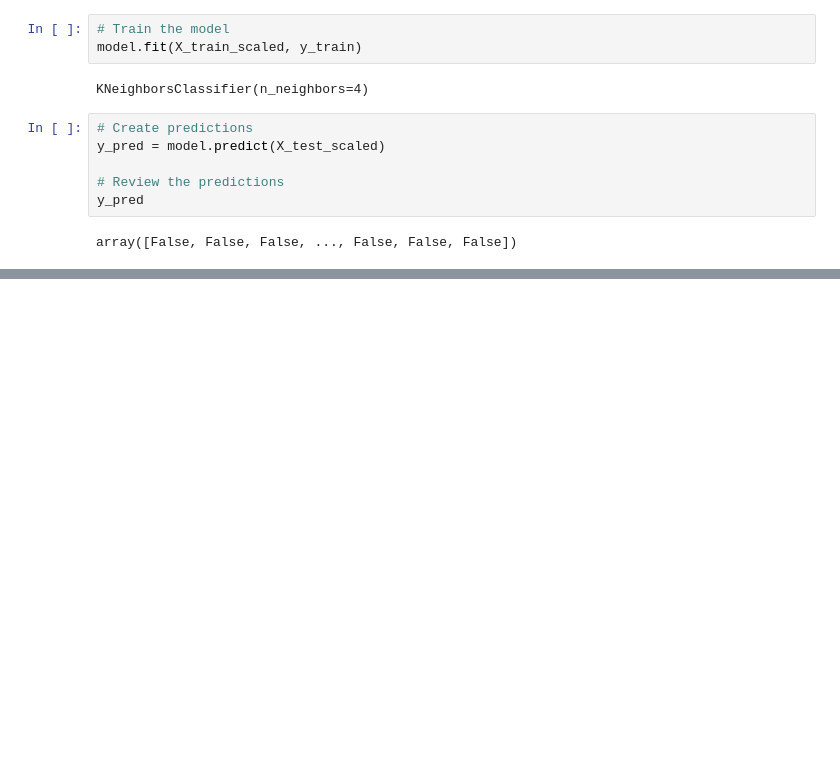
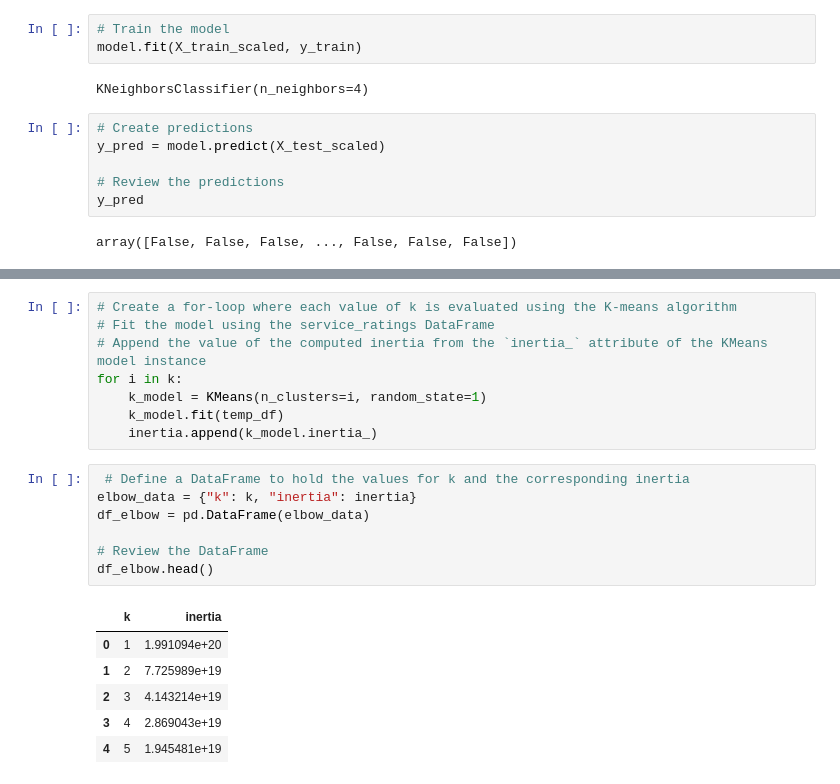
Before and after one commit to DaSamboni/group3_final_project, a Jupyter notebook: knn_algorithm.ipynb, the cells around one changed output, grey strips where cells are left out. Cells and saved outputs as stored; diff of their text form; blank space fills up the shorter version.

```diff
--- a/knn_algorithm.ipynb
+++ b/knn_algorithm.ipynb
@@ -137,0 +124,22 @@ weighted avg       0.88      0.67      0.75      1346
+# %%
+# Create a for-loop where each value of k is evaluated using the K-means algorithm
+# Fit the model using the service_ratings DataFrame
+# Append the value of the computed inertia from the `inertia_` attribute of the KMeans model instance
+for i in k:
+    k_model = KMeans(n_clusters=i, random_state=1)
+    k_model.fit(temp_df)
+    inertia.append(k_model.inertia_)
+# %%
+ # Define a DataFrame to hold the values for k and the corresponding inertia
+elbow_data = {"k": k, "inertia": inertia}
+df_elbow = pd.DataFrame(elbow_data)
+
+# Review the DataFrame
+df_elbow.head()
+# %% [output]
+|  | k | inertia |
+| 0 | 1 | 1.991094e+20 |
+| 1 | 2 | 7.725989e+19 |
+| 2 | 3 | 4.143214e+19 |
+| 3 | 4 | 2.869043e+19 |
+| 4 | 5 | 1.945481e+19 |
```
Also changed, not shown: parts of 12 cells of this notebook.
